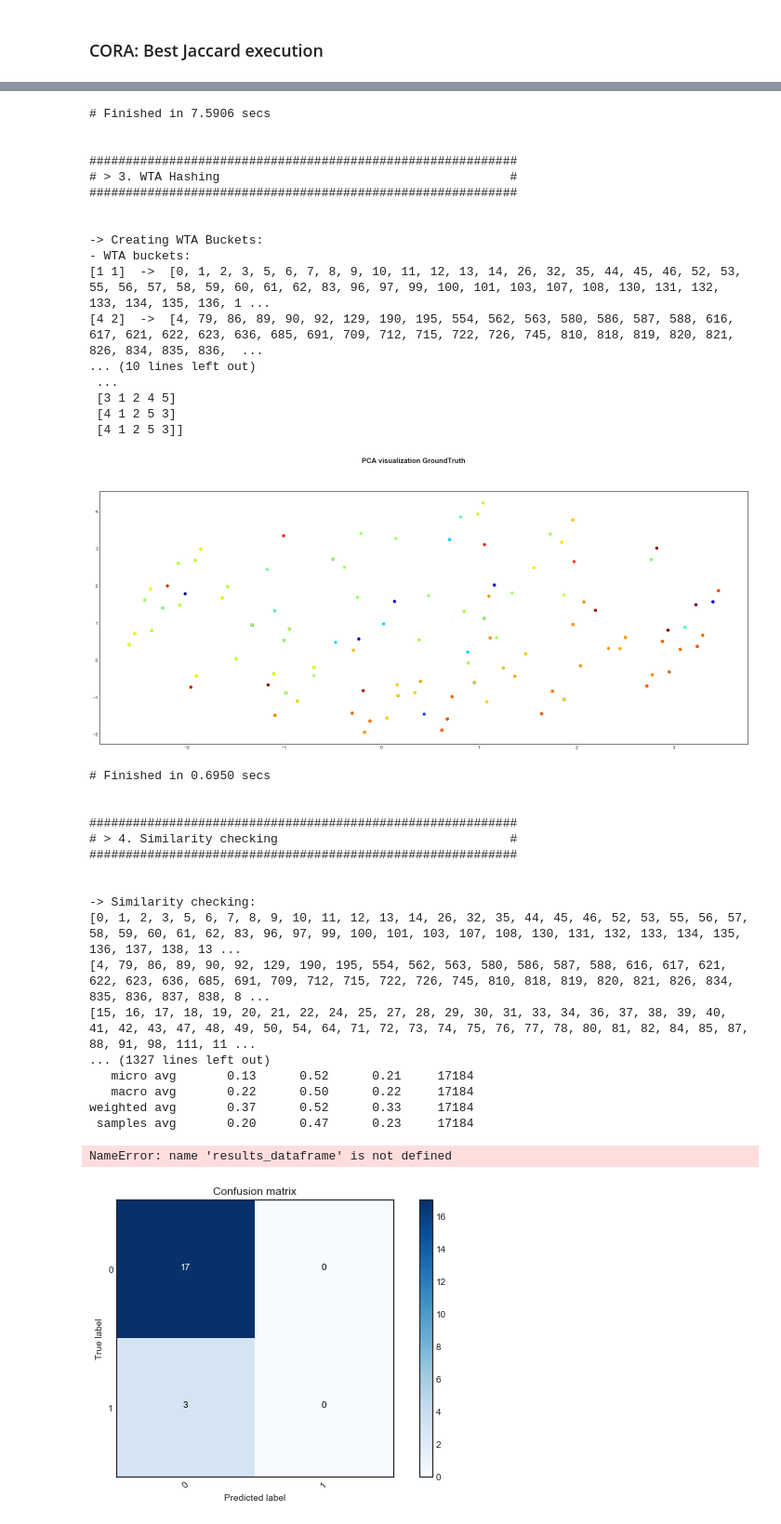
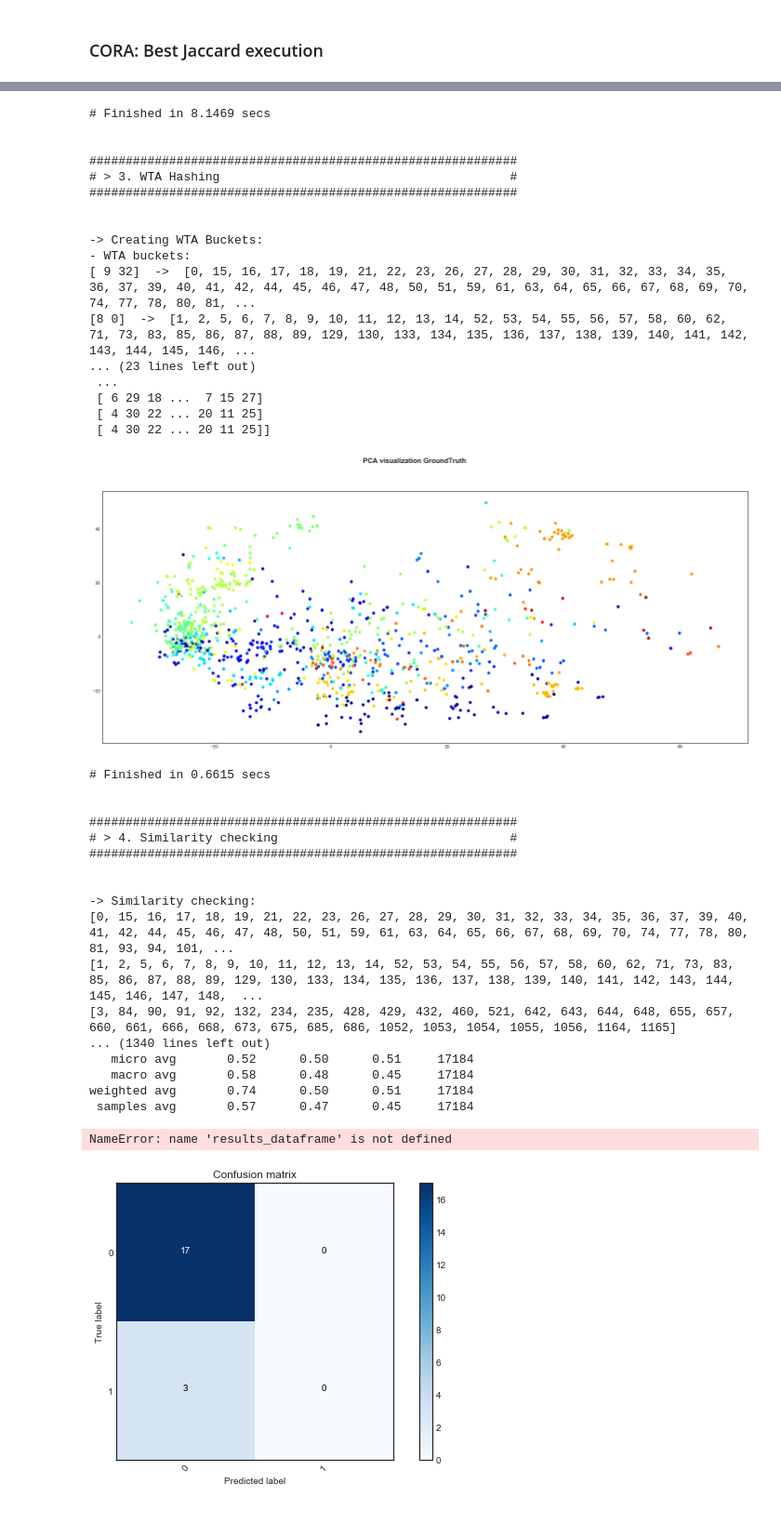
Before and after one commit to Nikoletos-K/WinnER, a Jupyter notebook: EntireDatasetJupyter-Current.ipynb, the cells around one changed output, grey strips where cells are left out. Shown at 93% size. Drawn from its saved outputs; the diff is of its cells as text; code cells hidden in the pictures.

```diff
--- a/EntireDatasetJupyter-Current.ipynb
+++ b/EntireDatasetJupyter-Current.ipynb
@@ -177,7 +177,6 @@ class RankedWTAHash:
             self.selectionVariance = myHeatmap(self.prototypeArray,self.metric,self.dissimilarityDistance)
             print("\n- Mean variance in prototype selection: ", self.selectionVariance)
         print("\n- Final number of prototypes: ",self.selected_numOfPrototypes )
-#         myMMD2(self)
         prototypes_time = time.time() - prototypes_time
         print("\n# Finished in %.6s secs" % (prototypes_time))
         print("\n")
@@ -241,13 +240,8 @@ class RankedWTAHash:
 
     def dissimilarityDistance(self, str1,str2,verbose=False):
         if verbose:
-            if str1 == None:
-                print("1")
-            elif str2 == None:
-                print("2")
-            print("-> "+str(str1))
-            print("--> "+str(str2))
-            print(str(editdistance.eval(self.S_set[str1],self.S_set[str2])))
+            print("-> ", self.initialS_set[str1])
+            print("--> ", self.initialS_set[str2])
 
         if ((str1,str2) or (str2,str1))  in self.pairDictionary.keys():
             return self.pairDictionary[(str1,str2)]
@@ -256,10 +250,13 @@ class RankedWTAHash:
                 distance = editdistance.eval(self.S_set[str1],self.S_set[str2])
             elif self.distanceMetric == 'jaccard':
                 distance = jaccard_distance(self.S_set[str1],self.S_set[str2])
-                        # jaccard because we want DISSIMILARITY
             else:
                 warnings.warn("Available metrics for space creation: edit, jaccard ")
             self.pairDictionary[(str2,str1)] = self.pairDictionary[(str1,str2)] = distance
+
+            if verbose:
+                print(distance)
+
             return distance
 
     #####################################################################
@@ -343,6 +340,7 @@ class RankedWTAHash:
             Prototypes.append(self.median(sortedProjections[prototype_index]))
             prototype_index += 1
 
+        print(Prototypes)
 
         Prototypes, new_numofClusters = self.OptimizeClusterSelection(Prototypes, new_numofClusters)
 
@@ -365,15 +363,16 @@ class RankedWTAHash:
                     if rep_distance == 0:
                         distances_vector[clusterSet[str_inCluster]] = 0
                     else:
-                        distance = (right_rep_distance**2-rep_distance**2-left_rep_distance**2 ) / (2*rep_distance)
-                        distances_vector[clusterSet[str_inCluster]] = distance
+                        distances_vector[clusterSet[str_inCluster]] = (right_rep_distance**2-rep_distance**2-left_rep_distance**2 ) / (2*rep_distance)
 
         else:
             if left_rep != None and right_rep == None:
                 distances_vector[left_rep] = left_rep
             elif right_rep != None and left_rep == None:
                 distances_vector[right_rep] = right_rep
-            else:
+            elif left_rep != None and right_rep != None:
+                distances_vector[right_rep] = right_rep
+            elif left_rep == None and right_rep == None:
                 return None
 
         return distances_vector
@@ -636,7 +635,7 @@ class RankedWTAHash:
 #####################################################################
 # warnings.filterwarnings("ignore", category=sklearn.exceptions.UndefinedMetricWarning)
 
-def evaluate(predicted_matrix, true_matrix, with_classification_report=True ):
+def evaluate(predicted_matrix, true_matrix, with_classification_report=False):
 
     print("#####################################################################\n#                          Evaluation                               #\n#####################################################################\n")
     true_matrix = sparse.triu(true_matrix)
@@ -1165,10 +1164,10 @@ ngramms= 3                                  # If jaccard used, n-gramms are used
 jaccard_withchars = True                    # n-gramms either of chars and either of words
 
 # Prototype selection
-max_numberOf_clusters= 100                  # Νumber of loops for finding representatives, it is an upper bound of clusters.
-max_dissimilarityDistance= 0.2                       # The threshold for the triangle inequality
+max_numberOf_clusters= 1000                  # Νumber of loops for finding representatives, it is an upper bound of clusters.
+max_dissimilarityDistance= 0.4                       # The threshold for the triangle inequality
 distanceMetric= 'jaccard'                   # Distance metric between the strings when creating the space
-prototypesFilterThr = 0.8                   # Prototypes must differ more than that threshold
+prototypesFilterThr = 0.7                   # Prototypes must differ more than that threshold
 
 # Embedding phase
 distanceMetricEmbedding = 'jaccard'  # Embedding metric
@@ -1241,22 +1240,22 @@ results_dataframe.loc[len(results_dataframe)+1] = [max_numberOf_clusters,max_dis
-# Finished in 7.5906 secs
+# Finished in 8.1469 secs
 
 
 ###########################################################
 # > 3. WTA Hashing                                        #
 ###########################################################
 
 
 -> Creating WTA Buckets:
 - WTA buckets:
-[1 1]  ->  [0, 1, 2, 3, 5, 6, 7, 8, 9, 10, 11, 12, 13, 14, 26, 32, 35, 44, 45, 46, 52, 53, 55, 56, 57, 58, 59, 60, 61, 62, 83, 96, 97, 99, 100, 101, 103, 107, 108, 130, 131, 132, 133, 134, 135, 136, 1 ...
-[4 2]  ->  [4, 79, 86, 89, 90, 92, 129, 190, 195, 554, 562, 563, 580, 586, 587, 588, 616, 617, 621, 622, 623, 636, 685, 691, 709, 712, 715, 722, 726, 745, 810, 818, 819, 820, 821, 826, 834, 835, 836,  ...
-... (10 lines left out)
+[ 9 32]  ->  [0, 15, 16, 17, 18, 19, 21, 22, 23, 26, 27, 28, 29, 30, 31, 32, 33, 34, 35, 36, 37, 39, 40, 41, 42, 44, 45, 46, 47, 48, 50, 51, 59, 61, 63, 64, 65, 66, 67, 68, 69, 70, 74, 77, 78, 80, 81, ...
+[8 0]  ->  [1, 2, 5, 6, 7, 8, 9, 10, 11, 12, 13, 14, 52, 53, 54, 55, 56, 57, 58, 60, 62, 71, 73, 83, 85, 86, 87, 88, 89, 129, 130, 133, 134, 135, 136, 137, 138, 139, 140, 141, 142, 143, 144, 145, 146, ...
+... (23 lines left out)
  ...
- [3 1 2 4 5]
- [4 1 2 5 3]
- [4 1 2 5 3]]
+ [ 6 29 18 ...  7 15 27]
+ [ 4 30 22 ... 20 11 25]
+ [ 4 30 22 ... 20 11 25]]
-[figure, old version]
+[figure, new version]
-# Finished in 0.6950 secs
+# Finished in 0.6615 secs
 
 
 ###########################################################
@@ -1265,14 +1264,14 @@ results_dataframe.loc[len(results_dataframe)+1] = [max_numberOf_clusters,max_dis
 
 
 -> Similarity checking:
-[0, 1, 2, 3, 5, 6, 7, 8, 9, 10, 11, 12, 13, 14, 26, 32, 35, 44, 45, 46, 52, 53, 55, 56, 57, 58, 59, 60, 61, 62, 83, 96, 97, 99, 100, 101, 103, 107, 108, 130, 131, 132, 133, 134, 135, 136, 137, 138, 13 ...
-[4, 79, 86, 89, 90, 92, 129, 190, 195, 554, 562, 563, 580, 586, 587, 588, 616, 617, 621, 622, 623, 636, 685, 691, 709, 712, 715, 722, 726, 745, 810, 818, 819, 820, 821, 826, 834, 835, 836, 837, 838, 8 ...
-[15, 16, 17, 18, 19, 20, 21, 22, 24, 25, 27, 28, 29, 30, 31, 33, 34, 36, 37, 38, 39, 40, 41, 42, 43, 47, 48, 49, 50, 54, 64, 71, 72, 73, 74, 75, 76, 77, 78, 80, 81, 82, 84, 85, 87, 88, 91, 98, 111, 11 ...
-... (1327 lines left out)
-   micro avg       0.13      0.52      0.21     17184
-   macro avg       0.22      0.50      0.22     17184
-weighted avg       0.37      0.52      0.33     17184
- samples avg       0.20      0.47      0.23     17184
+[0, 15, 16, 17, 18, 19, 21, 22, 23, 26, 27, 28, 29, 30, 31, 32, 33, 34, 35, 36, 37, 39, 40, 41, 42, 44, 45, 46, 47, 48, 50, 51, 59, 61, 63, 64, 65, 66, 67, 68, 69, 70, 74, 77, 78, 80, 81, 93, 94, 101, ...
+[1, 2, 5, 6, 7, 8, 9, 10, 11, 12, 13, 14, 52, 53, 54, 55, 56, 57, 58, 60, 62, 71, 73, 83, 85, 86, 87, 88, 89, 129, 130, 133, 134, 135, 136, 137, 138, 139, 140, 141, 142, 143, 144, 145, 146, 147, 148,  ...
+[3, 84, 90, 91, 92, 132, 234, 235, 428, 429, 432, 460, 521, 642, 643, 644, 648, 655, 657, 660, 661, 666, 668, 673, 675, 685, 686, 1052, 1053, 1054, 1055, 1056, 1164, 1165]
+... (1340 lines left out)
+   micro avg       0.52      0.50      0.51     17184
+   macro avg       0.58      0.48      0.45     17184
+weighted avg       0.74      0.50      0.51     17184
+ samples avg       0.57      0.47      0.45     17184
 NameError: name 'results_dataframe' is not defined
 # %%
 cm = sklearn.metrics.confusion_matrix(true_matrix.argmax(axis=1),model.mapping_matrix.argmax(axis=1),labels=[0,1])
```
Also changed, not shown: parts of 2 cells of this notebook.
